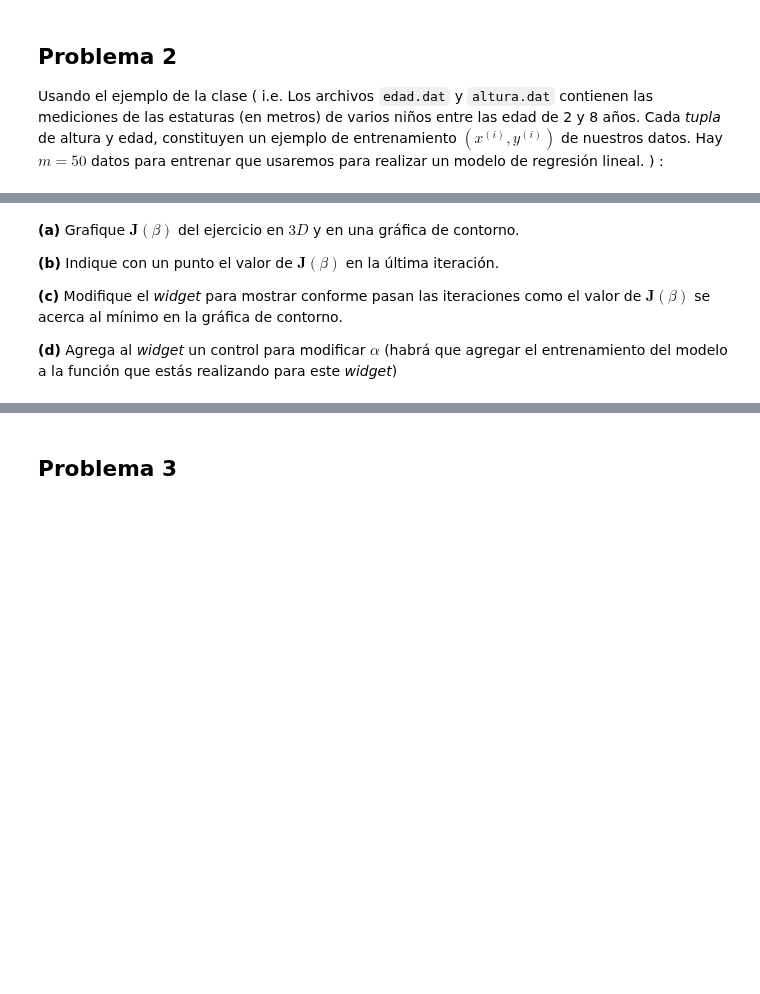
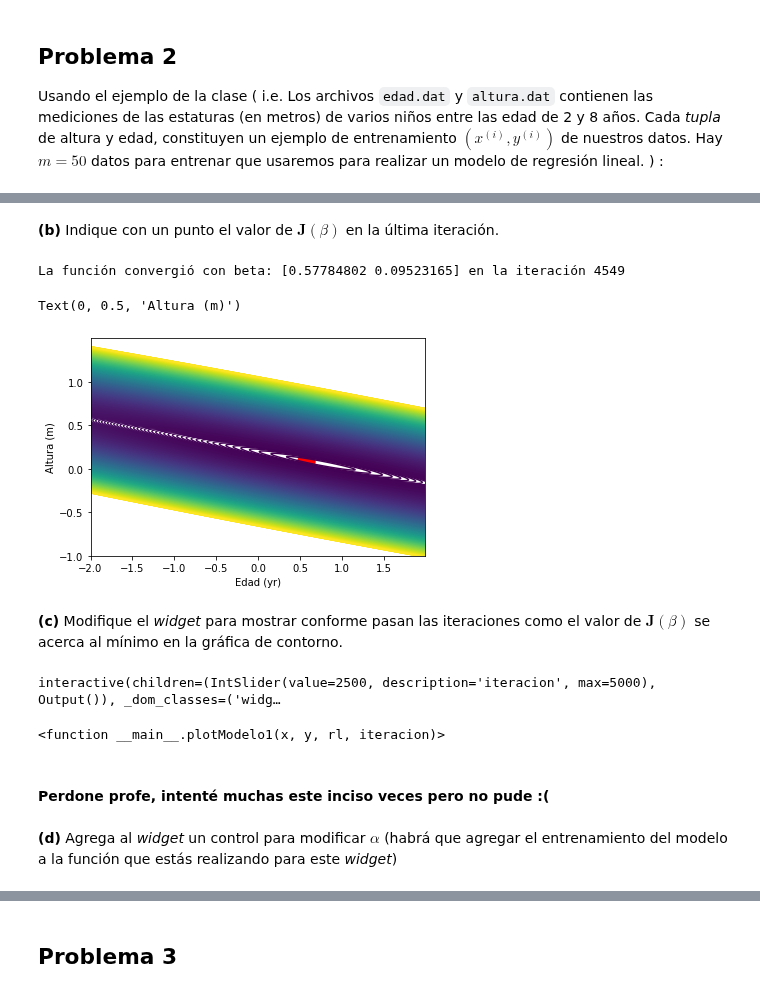
Before and after one commit to jesusigarmor/Matematicas-computacionales-fall2020, a Jupyter notebook: alumnos/RicardoMendezB/CurveFitting_tarea.ipynb, the cells around one changed output, grey strips where cells are left out. Drawn from its saved outputs; the diff is of its cells as text; code cells hidden in the pictures; blank space fills up the shorter version.

```diff
--- a/alumnos/RicardoMendezB/CurveFitting_tarea.ipynb
+++ b/alumnos/RicardoMendezB/CurveFitting_tarea.ipynb
@@ -63,6 +63,7 @@ class RegresionLineal:
             self.historia['costo'].append(J)
             self.historia['beta'].append(self.beta)
             i += 1
+        return(self.beta)
 
     def hipotesis(self, x):
         return np.dot(x, self.beta)
@@ -96,8 +163,18 @@ Usando el ejemplo de la clase ( i.e. Los archivos `edad.dat` y `altura.dat` cont
+# %% [markdown]
+**(b)** Indique con un punto el valor de $\textbf{J}(\beta)$ en la última iteración.
+# %%
+#Se usará la misma alpha que en el ejercicio 3
+r = RegresionLineal(alpha=0.003, max_iters=100000, tols=0.000001)
+a=r.gradientDescent(Edad, Altura)
+a
+
+plt.contour(Beta0,Beta1,Costo, levels=np.arange(0,10,.01))
+plt.scatter(a[0],a[1],300,color='r')
+plt.xlabel('Edad (yr)')
+plt.ylabel('Altura (m)')
+# %% [output]
+La función convergió con beta: [0.57784802 0.09523165] en la iteración 4549
+Text(0, 0.5, 'Altura (m)')
+[figure, added]
 # %% [markdown]
-**(a)** Grafique $\textbf{J}(\beta)$ del ejercicio en $3D$ y en una gráfica de contorno.
-
-**(b)** Indique con un punto el valor de $\textbf{J}(\beta)$ en la última iteración.
-
 **(c)** Modifique el _widget_ para mostrar conforme pasan las iteraciones como el valor de $\textbf{J}(\beta)$ se acerca al mínimo en la gráfica de contorno.
-
-**(d)** Agrega al _widget_ un control para modificar $\alpha$ (habrá que agregar el entrenamiento del modelo a la función que estás realizando para este _widget_)
@@ -103,0 +208,11 @@ Usando el ejemplo de la clase ( i.e. Los archivos `edad.dat` y `altura.dat` cont
+# %%
+r = RegresionLineal(alpha=0.003, max_iters=10000, tols=0.001)
+
+interact(plotModelo1, x=fixed(Edad), y=fixed(Altura), rl=fixed(r), iteracion=(0,5000,1))
+# %% [output]
+interactive(children=(IntSlider(value=2500, description='iteracion', max=5000), Output()), _dom_classes=('widg…
+<function __main__.plotModelo1(x, y, rl, iteracion)>
+# %% [markdown]
+#### Perdone profe, intenté muchas este inciso veces pero no pude :(
+# %% [markdown]
+**(d)** Agrega al _widget_ un control para modificar $\alpha$ (habrá que agregar el entrenamiento del modelo a la función que estás realizando para este _widget_)
```
Also changed, not shown: parts of 23 cells of this notebook, 3 other files.
